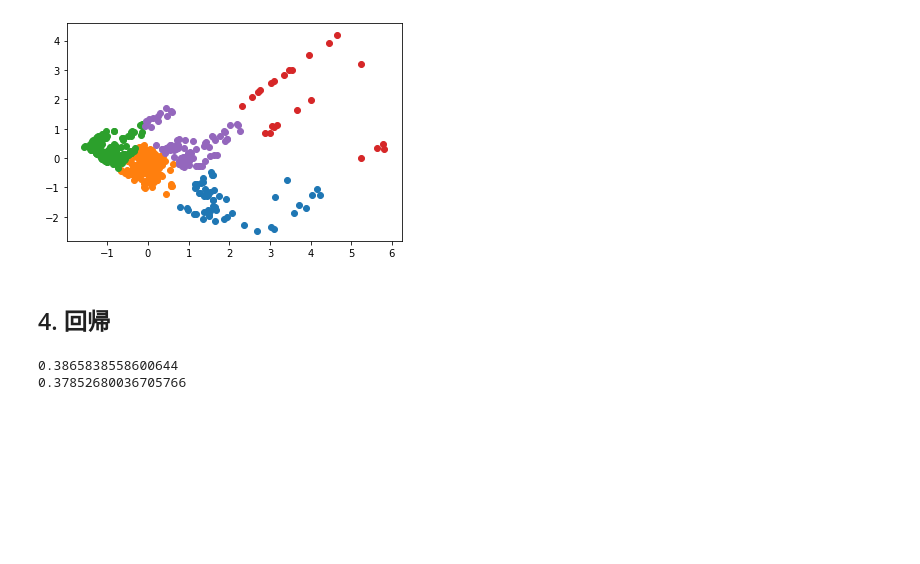
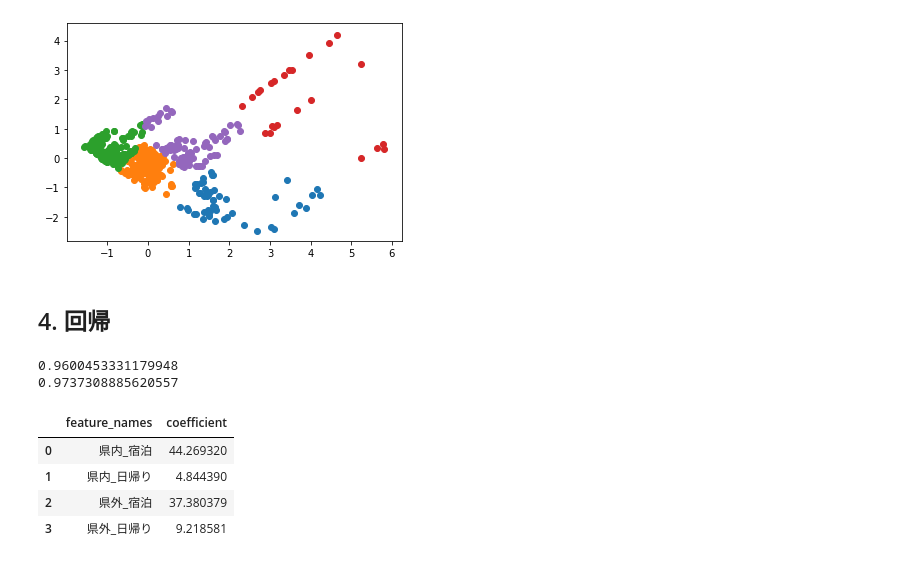
Before and after one commit to yutachaan/toursit_analysis, a Jupyter notebook: kadai.ipynb, the cells around one changed output. Saved outputs shown, nothing was run; the diff lists cells and outputs as text; code cells hidden in the pictures; blank space fills up the shorter version.

```diff
--- a/kadai.ipynb
+++ b/kadai.ipynb
@@ -18,28 +18,28 @@ h28_files = ["data/H28-{0}.xlsx".format(i) for i in range(1, 5)]
 h29_files = ["data/H29-{0}.xlsx".format(i) for i in range(1, 5)]
 # %%
 def process_files1(files):
-    '''''sheet1の加工'''
+    '''''回帰用'''
 
-    col_names = ["都道府県", "県内_宿泊", "県内_日帰り", "県外_宿泊", "県外_日帰り", "消費1", "消費2", "消費3", "消費4" ]
+    col_names1 = ["都道府県", "県内_宿泊", "県内_日帰り", "県外_宿泊", "県外_日帰り", "消費1", "消費2", "消費3", "消費4" ]
     df = pd.DataFrame()
 
     for file in files:
-        temp = pd.read_excel(file, sheet_name=1, skiprows=6, skipfooter=1, usecols=range(9),
-                            names=col_names,  index_col=0, na_values=["集計中", "-"])
+        temp = pd.read_excel(file, sheet_name=1, skiprows=6, skipfooter=1, usecols=[0, 1, 2, 3, 4, 9, 10, 11, 12],
+                            names=col_names1,  index_col=0, na_values=["集計中", "-"])
         temp.reset_index(inplace=True)
         if not df.empty: df = pd.concat([df, temp], ignore_index=True)
         else: df = temp
 
     df = df.dropna(how="any")
     df["都道府県"] = df["都道府県"].str[3:]
-    df["消費額単価"] =  df["消費1"] + df["消費2"] + df["消費3"] + df["消費4"]
+    df["消費額"] =  df["消費1"] + df["消費2"] + df["消費3"] + df["消費4"]
     df.drop(df.columns[[5, 6, 7, 8]], axis=1, inplace=True)
     df.iloc[:, 1:] = df.iloc[:, 1:].astype(int)
 
     return df
 
 def process_files2(files):
-    '''sheet4と5の加工'''
+    '''クラスタリング用'''
 
     col_names = ["都道府県", "自然", "歴史・文化", "温泉・健康", "スポーツ・レク", "都市型観光", "イベント"]
 
@@ -82,8 +82,8 @@ h26_jp = process_files1(h26_files)
 h27_jp = process_files1(h27_files)
 h28_jp = process_files1(h28_files)
 h29_jp = process_files1(h29_files)
-jp = pd.concat([h26_jp, h27_jp, h28_jp, h29_jp], ignore_index=True)
-jp.to_csv("data_after/jp.csv", index=False)
+jp_tourist = pd.concat([h26_jp, h27_jp, h28_jp, h29_jp], ignore_index=True)
+jp_tourist.to_csv("data_after/jp_toursit.csv", index=False)
 
 #sheet4&sheet5
 h26_resorts = process_files2(h26_files)
@@ -187,12 +187,21 @@ for i in purpose["cluster"].unique():
 ## 4. 回帰
 # %%
 model = linear_model.LinearRegression()
-X = jp[["県内_宿泊", "県内_日帰り", "県外_宿泊", "県外_日帰り"]]
-y = jp["消費額単価"]
+X = jp_tourist[["県内_宿泊", "県内_日帰り", "県外_宿泊", "県外_日帰り"]]
+y = jp_tourist[["消費額"]]
 X_train, X_test, y_train, y_test = sklearn.model_selection.train_test_split(X, y)
 model.fit(X_train, y_train)
 print(model.score(X_train, y_train))
 print(model.score(X_test, y_test))
 # %% [output]
-0.3865838558600644
-0.37852680036705766
+0.9600453331179948
+0.9737308885620557
+# %%
+coef = pd.DataFrame({"feature_names":X.columns, "coefficient":model.coef_[0]})
+coef
+# %% [output]
+|  | feature_names | coefficient |
+| 0 | 県内_宿泊 | 44.269320 |
+| 1 | 県内_日帰り | 4.844390 |
+| 2 | 県外_宿泊 | 37.380379 |
+| 3 | 県外_日帰り | 9.218581 |
```
Also changed, not shown: parts of 4 cells of this notebook, 2 other files.
